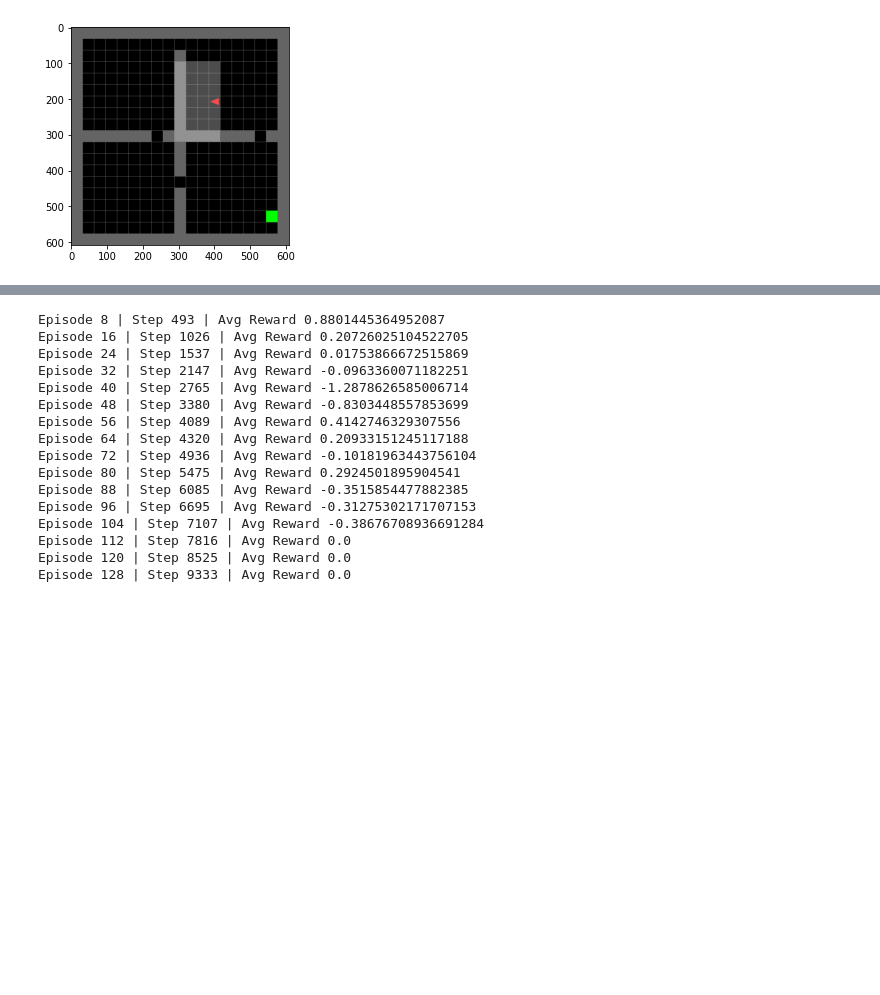
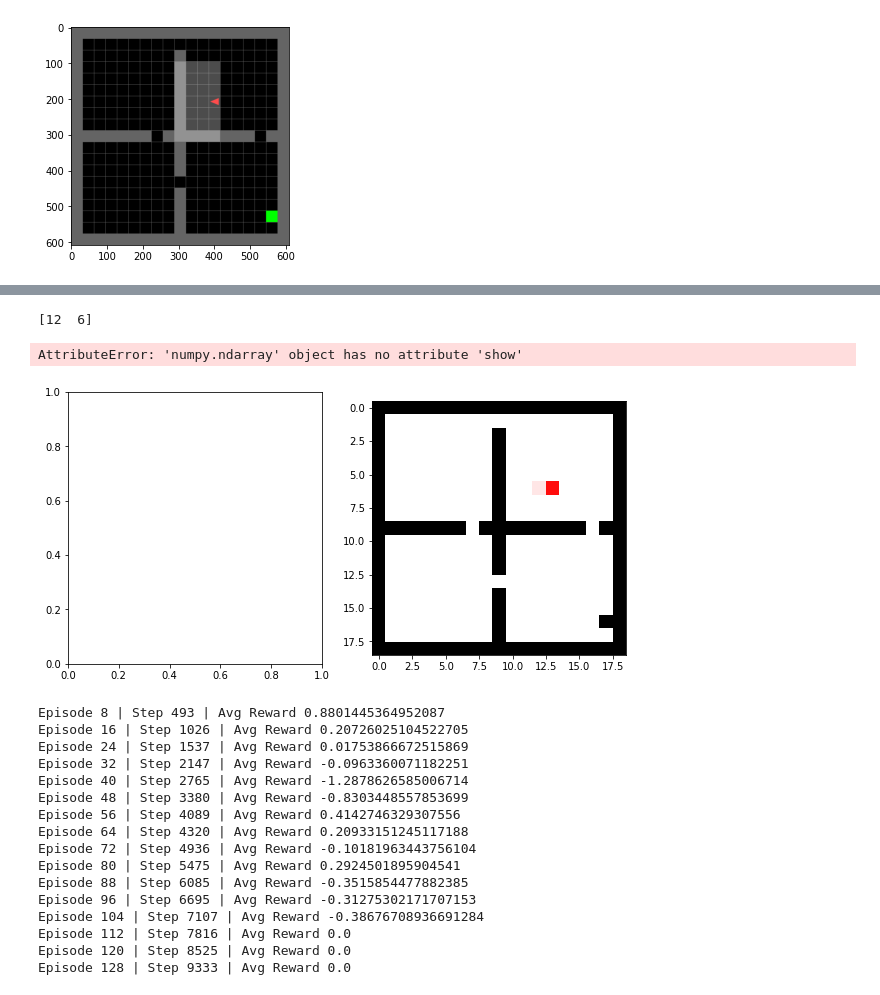
Before and after one commit to ejmejm/OptionsExplorationExperiments, a Jupyter notebook: deep_covering_options.ipynb, the cells around one changed output, grey strips where cells are left out. Cells and saved outputs as stored; diff of their text form; code cells hidden in the pictures; blank space fills up the shorter version.

Commit message:
debugging why option training isnt going well

```diff
--- a/deep_covering_options.ipynb
+++ b/deep_covering_options.ipynb
@@ -462,0 +503,27 @@ model.learn(20000, log_interval=1);
+# %%
+step = 0
+obs = reset_env(option_env, seed=env_seed)
+agent_path = [option_env.unwrapped.agent_pos]
+while step < 20:
+    max_reward = float('-inf')
+    best_act = None
+    pacts = []
+    for act in range(7):
+        cenv = copy.deepcopy(option_env)
+        reward = cenv.step(act)[1]
+        pacts.append(reward)
+        if reward > max_reward:
+            max_reward = reward
+            best_act = act
+    print(pacts, best_act)
+
+    next_obs, reward, done, _ = option_env.step(best_act)
+    print(reward)
+    replay_buffer.add_step((obs, act, reward, next_obs, done))
+    obs = next_obs
+    agent_path.append(option_env.unwrapped.agent_pos)
+
+    if done:
+        obs = reset_env(option_env, seed=env_seed)
+
+    step += 1
@@ -463,3 +551,11 @@ model.learn(20000, log_interval=1);
+# %%
+figs = plt.subplots(1, 2, figsize=(10, 5))
+a = render_eigenvector(eigen_function, env, env_seed)
+b = render_agent_path(agent_path, env, env_seed);
+# %% [output]
+[12  6]
+AttributeError: 'numpy.ndarray' object has no attribute 'show'
+[figure, added]
 # %%
 # Edit here if we want options calling options
 new_option = ACNetwork(env.action_space.n).to(DEVICE)
```
Also changed, not shown: parts of 10 cells of this notebook.
